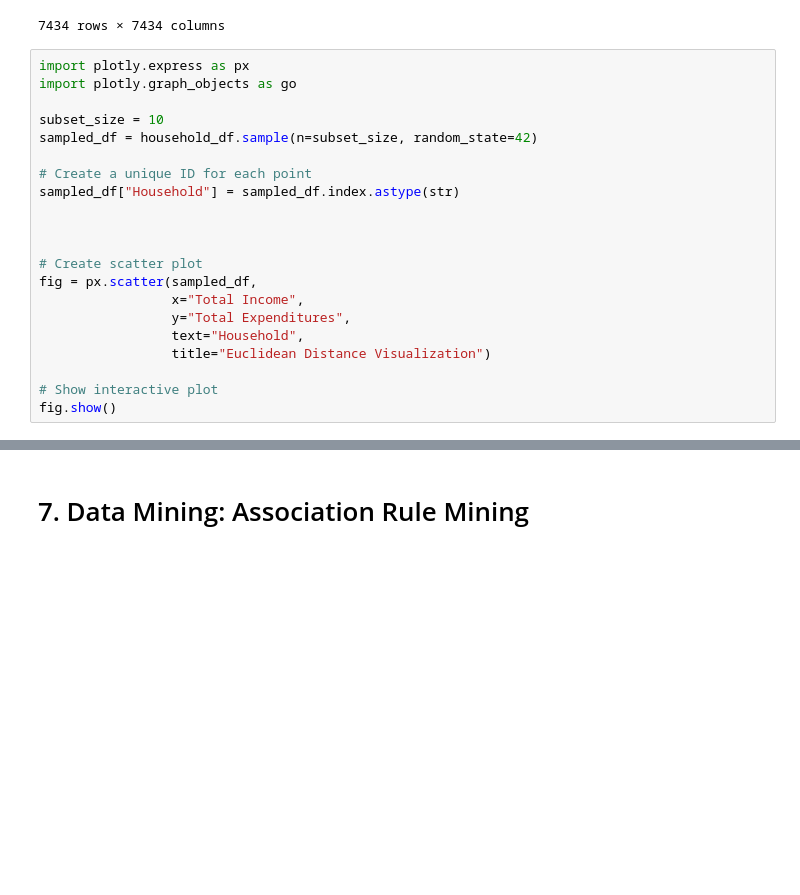
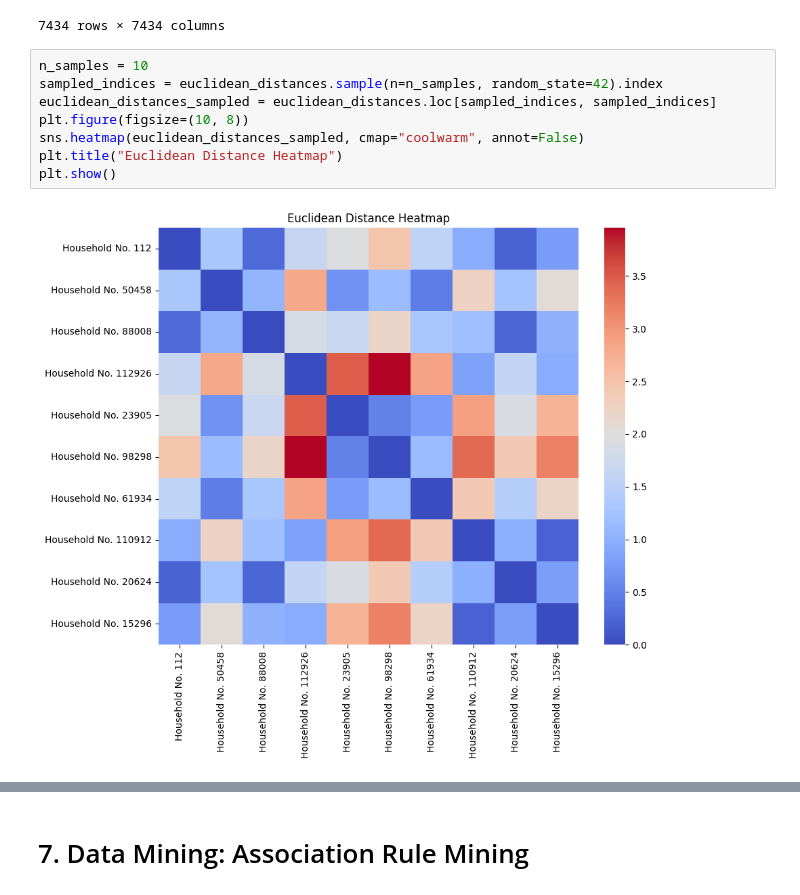
Before and after one commit to angelodelapaz/DataMiningPrelims, a Jupyter notebook: notebooks/01-EDA.ipynb, the cells around one changed output, grey strips where cells are left out. Drawn from its saved outputs; the diff is of its cells as text; blank space fills up the shorter version.

```diff
--- a/notebooks/01-EDA.ipynb
+++ b/notebooks/01-EDA.ipynb
@@ -691,24 +690,13 @@ euclidean_distances
 | Household No. 104067 | 1.328717 | 2.105244 | 1.050515 | 2.811273 | ... |
 | Household No. 120004 | 0.413842 | 1.026882 | 0.061242 | 1.728424 | ... |
 7434 rows × 7434 columns
-# %%
-import plotly.express as px
-import plotly.graph_objects as go
-
-subset_size = 10
-sampled_df = household_df.sample(n=subset_size, random_state=42)
-
-# Create a unique ID for each point
-sampled_df["Household"] = sampled_df.index.astype(str)
-
-
-
-# Create scatter plot
-fig = px.scatter(sampled_df,
-                 x="Total Income",
-                 y="Total Expenditures",
-                 text="Household",
-                 title="Euclidean Distance Visualization")
-
-# Show interactive plot
-fig.show()
+# %%
+n_samples = 10
+sampled_indices = euclidean_distances.sample(n=n_samples, random_state=42).index
+euclidean_distances_sampled = euclidean_distances.loc[sampled_indices, sampled_indices]
+plt.figure(figsize=(10, 8))
+sns.heatmap(euclidean_distances_sampled, cmap="coolwarm", annot=False)
+plt.title("Euclidean Distance Heatmap")
+plt.show()
+# %% [output]
+[figure, added]
```
Also changed, not shown: parts of 2 cells of this notebook.
